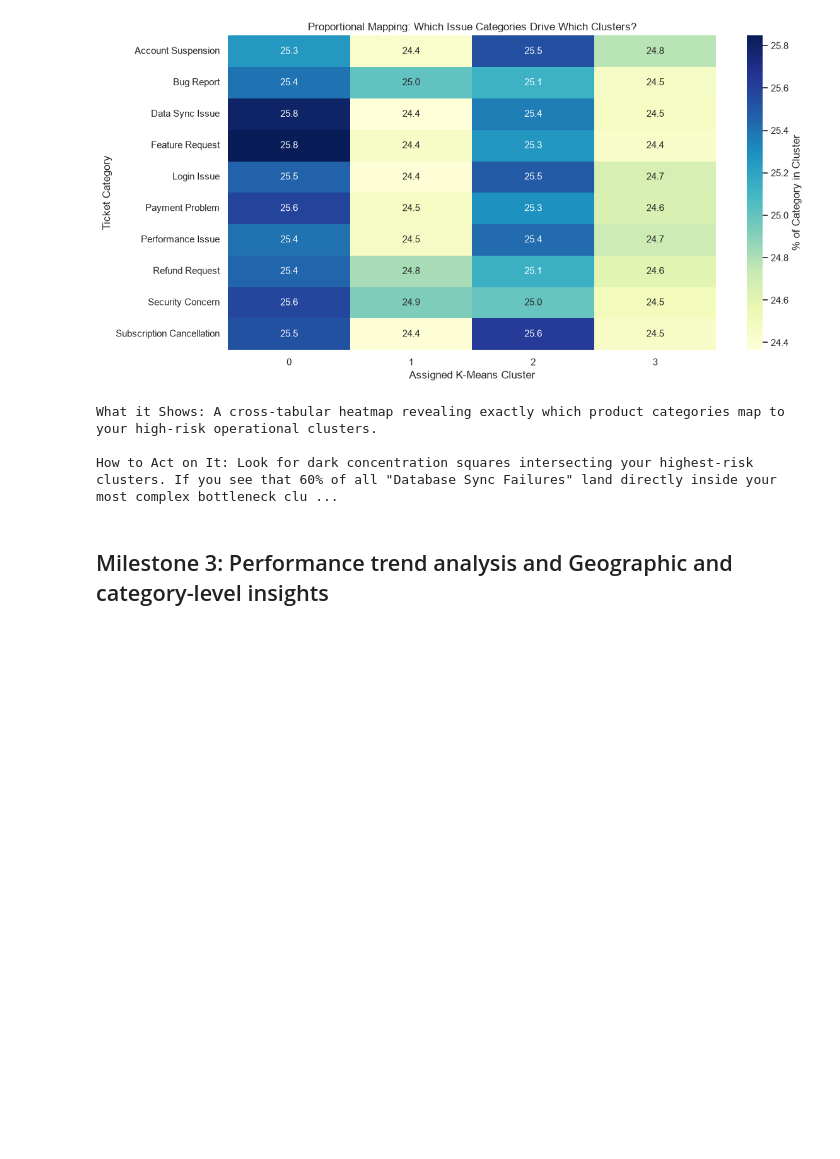
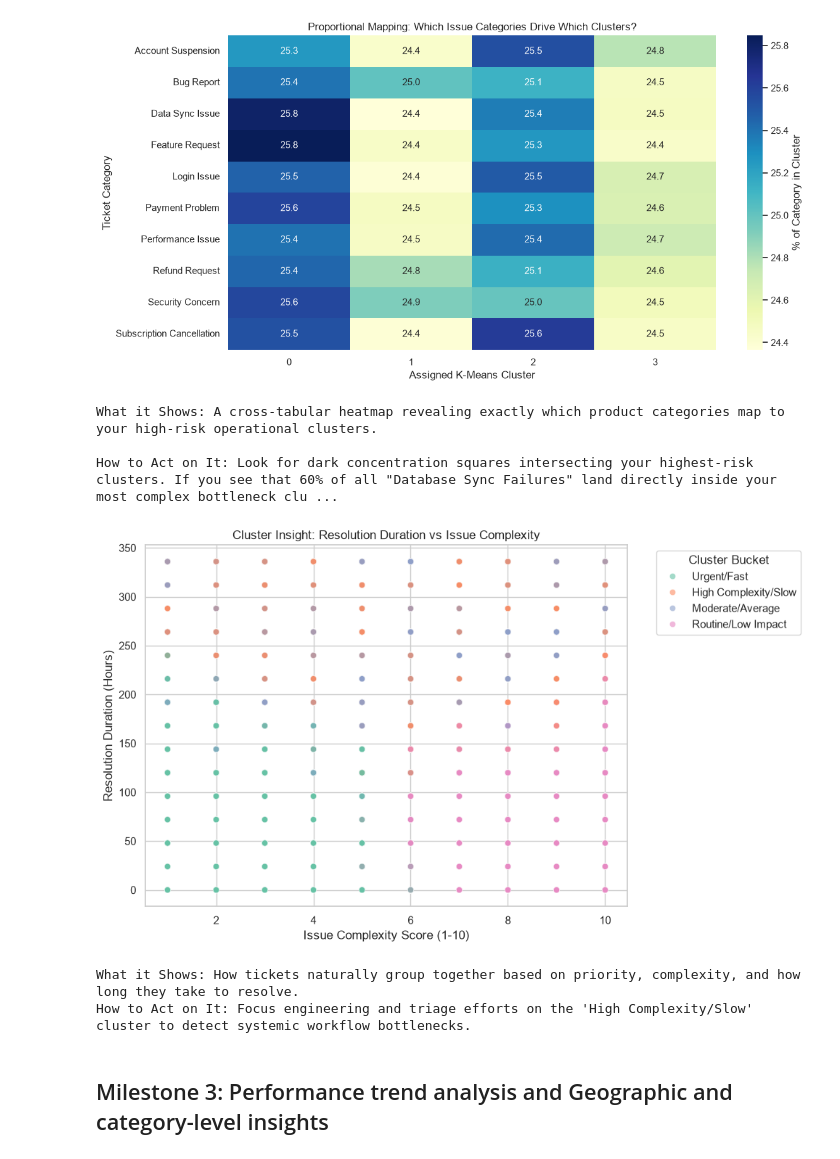
Before and after one commit to springboardmentor1210a/Supportlytics, a Jupyter notebook: analysis.ipynb, the cells around one changed output. Saved outputs shown, nothing was run; the diff lists cells and outputs as text; code cells hidden in the pictures; blank space fills up the shorter version.

```diff
--- a/analysis.ipynb
+++ b/analysis.ipynb
@@ -726,6 +727,49 @@ How to Act on It: Look for dark concentration squares intersecting your highest-
 What it Shows: A cross-tabular heatmap revealing exactly which product categories map to your high-risk operational clusters.
 
 How to Act on It: Look for dark concentration squares intersecting your highest-risk clusters. If you see that 60% of all "Database Sync Failures" land directly inside your most complex bottleneck clu ...
+# %%
+# Select numerical features for clustering
+cluster_features = df[['Resolution_Duration', 'Priority_Score', 'issue_complexity_score']].dropna()
+
+# Standardize the data
+scaler = StandardScaler()
+scaled_features = scaler.fit_transform(cluster_features)
+
+# Apply K-Means Clustering
+kmeans = KMeans(n_clusters=4, random_state=42, n_init=10)
+df['Cluster_ID'] = kmeans.fit_predict(scaled_features)
+
+# Map numeric IDs to descriptive Cluster Names based on expected operational buckets
+cluster_mapping = {
+    0: 'Routine/Low Impact',
+    1: 'High Complexity/Slow',
+    2: 'Urgent/Fast',
+    3: 'Moderate/Average'
+}
+df['Cluster_Name'] = df['Cluster_ID'].map(cluster_mapping)
+
+# Visualize Cluster Performance vs. Complexity
+plt.figure(figsize=(10, 6))
+sns.scatterplot(
+    data=df,
+    x='issue_complexity_score',
+    y='Resolution_Duration',
+    hue='Cluster_Name',
+    palette='Set2',
+    alpha=0.6
+)
+plt.title('Cluster Insight: Resolution Duration vs Issue Complexity')
+plt.xlabel('Issue Complexity Score (1-10)')
+plt.ylabel('Resolution Duration (Hours)')
+plt.legend(title='Cluster Bucket', bbox_to_anchor=(1.05, 1), loc='upper left')
+plt.show()
+
+print("""What it Shows: How tickets naturally group together based on priority, complexity, and how long they take to resolve.
+How to Act on It: Focus engineering and triage efforts on the 'High Complexity/Slow' cluster to detect systemic workflow bottlenecks.""")
+# %% [output]
+[figure, added]
+What it Shows: How tickets naturally group together based on priority, complexity, and how long they take to resolve.
+How to Act on It: Focus engineering and triage efforts on the 'High Complexity/Slow' cluster to detect systemic workflow bottlenecks.
 # %% [markdown]
 ## Milestone 3: Performance trend analysis and Geographic and category-level insights
 # %% [markdown]
```
Also changed, not shown: parts of 10 cells of this notebook, 3 other files.
